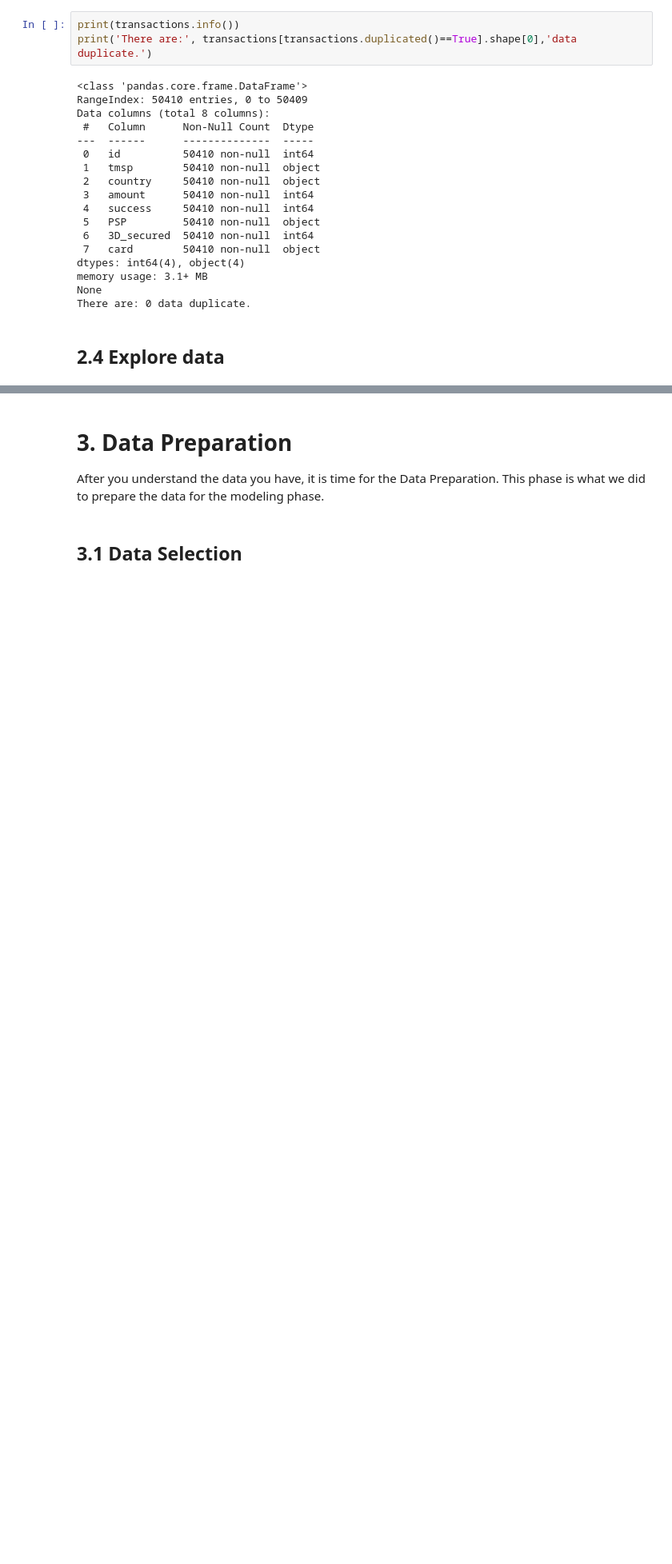
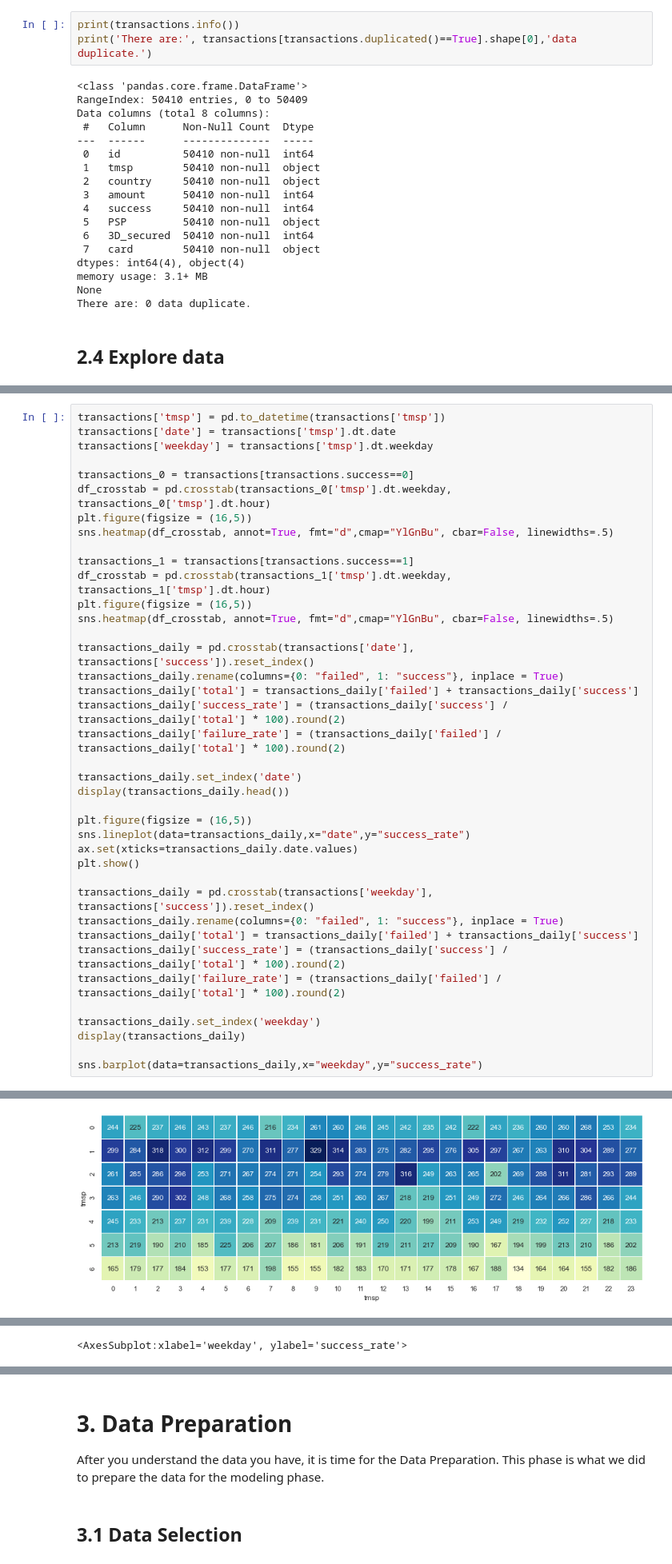
Before and after one commit to igorlevecarov/DataScience, a Jupyter notebook: Credit Card Routing for Online Purchase via Predictive Modelling/notebook.ipynb, the cells around one changed output, grey strips where cells are left out. Shown at 80% size. Drawn from its saved outputs; the diff is of its cells as text; blank space fills up the shorter version.

```diff
--- a/Credit Card Routing for Online Purchase via Predictive Modelling/notebook.ipynb
+++ b/Credit Card Routing for Online Purchase via Predictive Modelling/notebook.ipynb
@@ -305,0 +294,40 @@ plt.tight_layout()
+# %%
+transactions['tmsp'] = pd.to_datetime(transactions['tmsp'])
+transactions['date'] = transactions['tmsp'].dt.date
+transactions['weekday'] = transactions['tmsp'].dt.weekday
+
+transactions_0 = transactions[transactions.success==0]
+df_crosstab = pd.crosstab(transactions_0['tmsp'].dt.weekday, transactions_0['tmsp'].dt.hour)
+plt.figure(figsize = (16,5))
+sns.heatmap(df_crosstab, annot=True, fmt="d",cmap="YlGnBu", cbar=False, linewidths=.5)
+
+transactions_1 = transactions[transactions.success==1]
+df_crosstab = pd.crosstab(transactions_1['tmsp'].dt.weekday, transactions_1['tmsp'].dt.hour)
+plt.figure(figsize = (16,5))
+sns.heatmap(df_crosstab, annot=True, fmt="d",cmap="YlGnBu", cbar=False, linewidths=.5)
+
+transactions_daily = pd.crosstab(transactions['date'], transactions['success']).reset_index()
+transactions_daily.rename(columns={0: "failed", 1: "success"}, inplace = True)
+transactions_daily['total'] = transactions_daily['failed'] + transactions_daily['success']
+transactions_daily['success_rate'] = (transactions_daily['success'] / transactions_daily['total'] * 100).round(2)
+transactions_daily['failure_rate'] = (transactions_daily['failed'] / transactions_daily['total'] * 100).round(2)
+
+transactions_daily.set_index('date')
+display(transactions_daily.head())
+
+plt.figure(figsize = (16,5))
+sns.lineplot(data=transactions_daily,x="date",y="success_rate")
+ax.set(xticks=transactions_daily.date.values)
+plt.show()
+
+transactions_daily = pd.crosstab(transactions['weekday'], transactions['success']).reset_index()
+transactions_daily.rename(columns={0: "failed", 1: "success"}, inplace = True)
+transactions_daily['total'] = transactions_daily['failed'] + transactions_daily['success']
+transactions_daily['success_rate'] = (transactions_daily['success'] / transactions_daily['total'] * 100).round(2)
+transactions_daily['failure_rate'] = (transactions_daily['failed'] / transactions_daily['total'] * 100).round(2)
+
+transactions_daily.set_index('weekday')
+display(transactions_daily)
+
+sns.barplot(data=transactions_daily,x="weekday",y="success_rate")
+# %% [output]
@@ -305,0 +340 @@ plt.tight_layout()
+[figure, added]
@@ -305,0 +351 @@ plt.tight_layout()
+<AxesSubplot:xlabel='weekday', ylabel='success_rate'>
```
Also changed, not shown: parts of 26 cells of this notebook.
